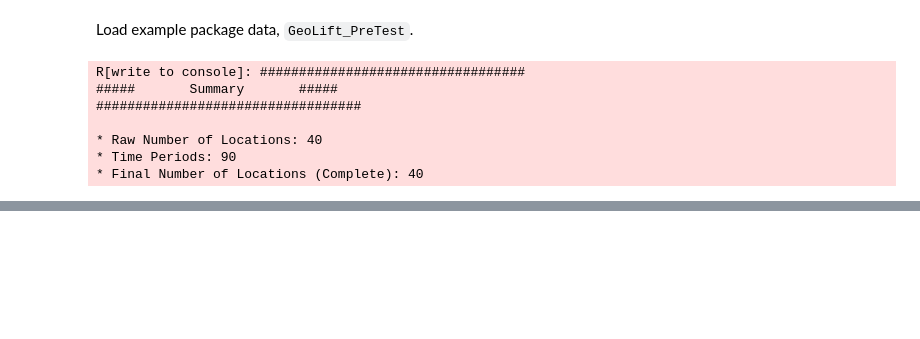
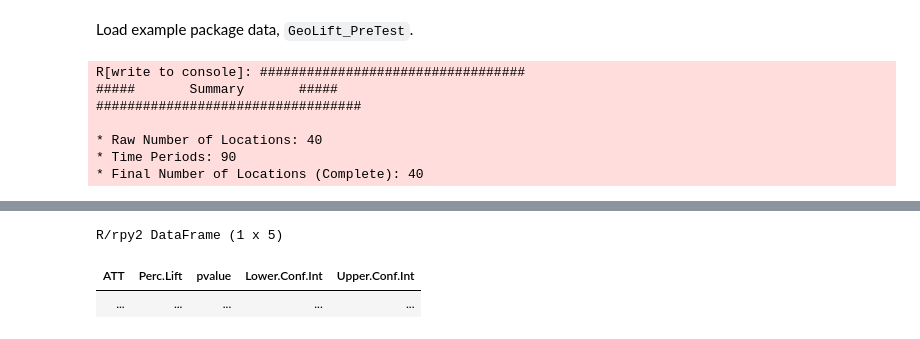
Before and after one commit to cryptodev1990/mercator, a Jupyter notebook: py-geolift/notebooks/PyGeoLiftWalkThrough.ipynb, the cells around one changed output, grey strips where cells are left out. Cells and saved outputs as stored; diff of their text form; code cells hidden in the pictures; blank space fills up the shorter version.

```diff
--- a/py-geolift/notebooks/PyGeoLiftWalkThrough.ipynb
+++ b/py-geolift/notebooks/PyGeoLiftWalkThrough.ipynb
@@ -90,17 +121,6 @@ from rpy2.robjects import StrVector
 geo_lift = importr("GeoLift")
 augsynth = importr("augsynth")
 methods = importr("methods")
-GeoLift_Test = r_package_data(geo_lift).fetch('GeoLift_Test')["GeoLift_Test"]
-
-geo_test_data_test = geo_lift.GeoDataRead(data = GeoLift_Test,
-                                    date_id = "date",
-                                    location_id = "location",
-                                    Y_id = "Y",
-                                    format = "yyyy-mm-dd",
-                                    summary = True)
-
-geo_test = geo_lift.GeoLift(Y_id = "Y",
-                   data = geo_test_data_test,
-                   locations = StrVector(["chicago", "portland"]),
-                   treatment_start_time = 91,
-                   treatment_end_time = 105)
+GeoLift_Test_r = r_package_data(geolift.rpackage).fetch('GeoLift_Test')["GeoLift_Test"]
+with localconverter(default_converter + pandas2ri.converter):
+    GeoLift_Test = robjects.conversion.rpy2py(GeoLift_Test_r)
@@ -116,0 +127,8 @@ f
+# %%
+
+geo_test_data_test = geolift.geo_data_read(data = GeoLift_Test,
+                                    date_id = "date",
+                                    location_id = "location",
+                                    Y_id = "Y",
+                                    format = "yyyy-mm-dd",
+                                    summary = True)
@@ -116,0 +143,12 @@ f
+# %%
+geo_test = geolift.geo_lift(
+                   geo_test_data_test,
+                   ["chicago", "portland"],
+                   91, 105,
+                   Y_id = "Y")
+# %%
+geo_test.rx2("inference")
+# %% [output]
+R/rpy2 DataFrame (1 x 5)
+| ATT | Perc.Lift | pvalue | Lower.Conf.Int | Upper.Conf.Int |
+| ... | ... | ... | ... | ... |
```
Also changed, not shown: parts of 12 cells of this notebook, 3 other files.
